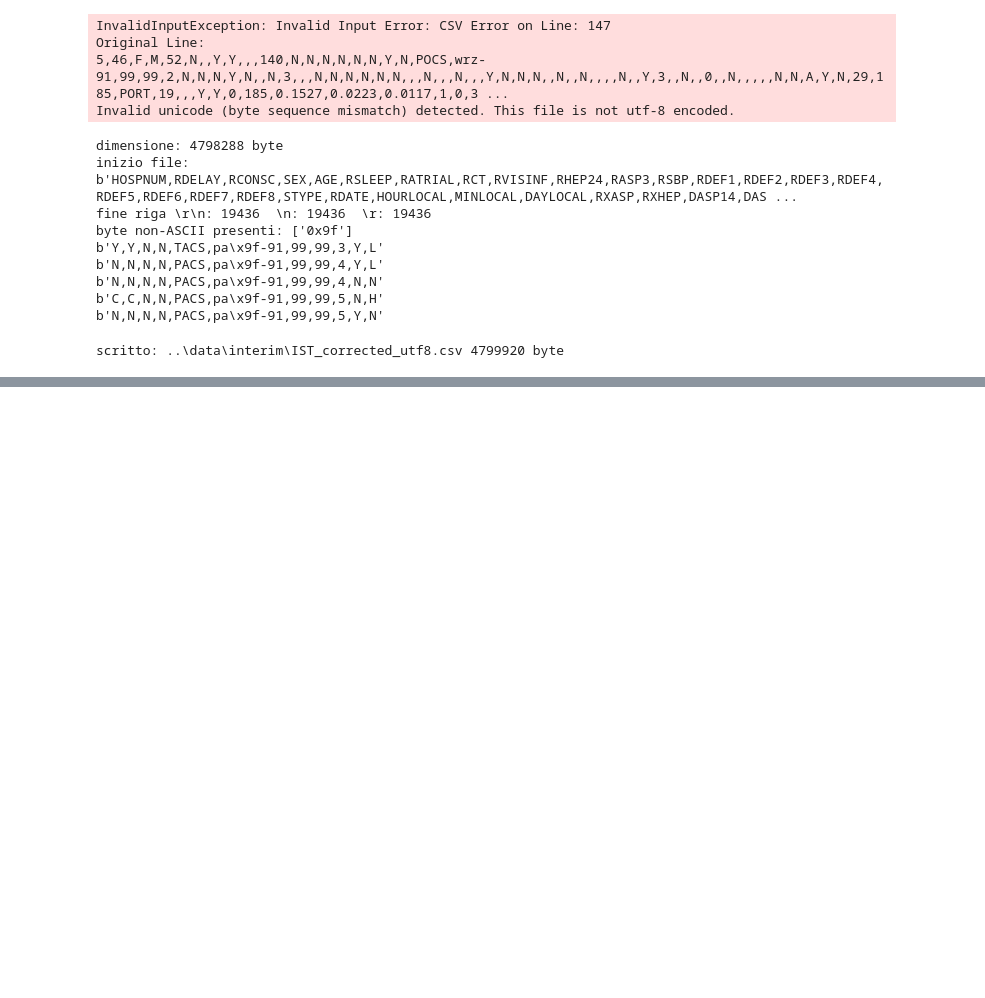
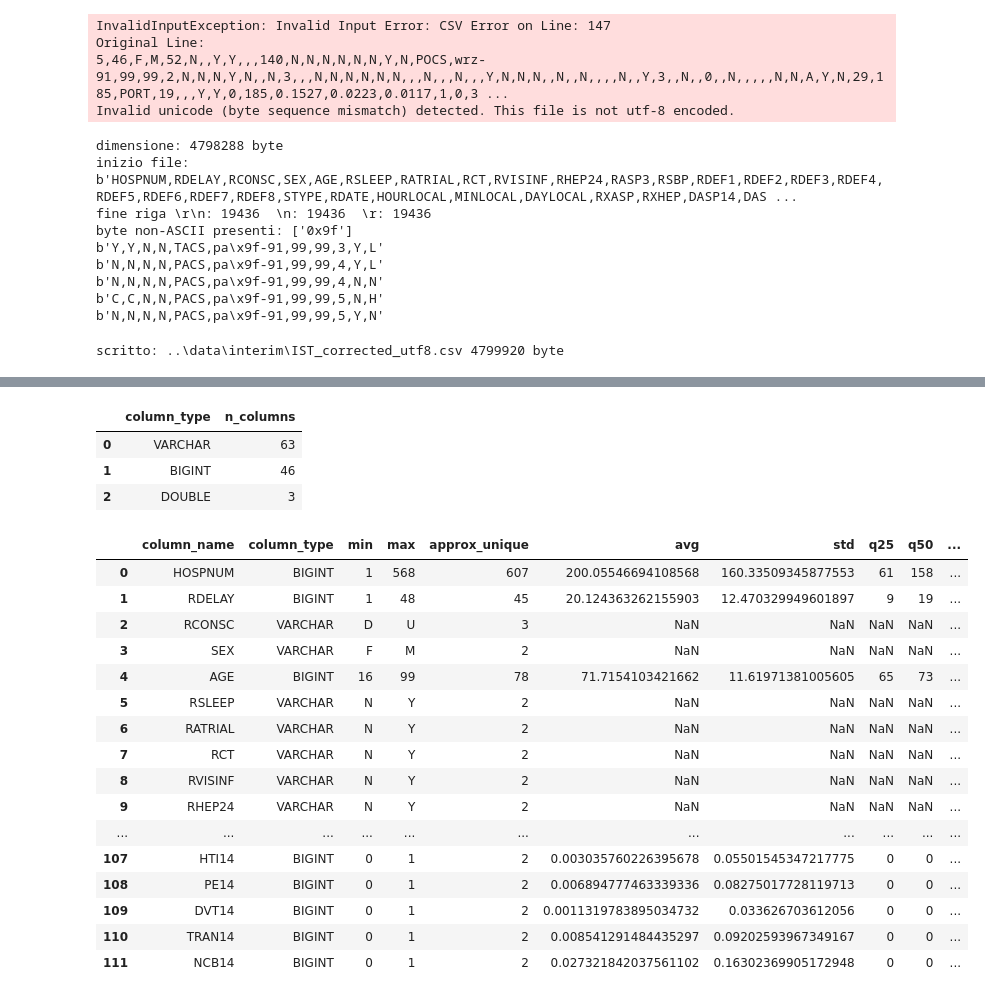
Before and after one commit to itsfedee/personalized-treatment-effects, a Jupyter notebook: notebooks/01_data_loading.ipynb, the cells around one changed output, grey strips where cells are left out. Cells and saved outputs as stored; diff of their text form; code cells hidden in the pictures; blank space fills up the shorter version.

```diff
--- a/notebooks/01_data_loading.ipynb
+++ b/notebooks/01_data_loading.ipynb
@@ -77,0 +88,8 @@ con.sql("DESCRIBE ist").df()
+# %%
+con = duckdb.connect()
+con.sql(f"""
+    CREATE OR REPLACE VIEW ist AS
+    SELECT * FROM read_csv_auto('{UTF8_PATH.as_posix()}')
+""")
+print(con.sql("SELECT COUNT(*) AS n FROM ist").fetchone())
+con.sql("DESCRIBE ist").df()
@@ -77,0 +111,5 @@ con.sql("DESCRIBE ist").df()
+# %%
+import pandas as pd
+
+pd.set_option("display.max_rows", 200)
+con.sql("DESCRIBE ist").df()
@@ -77,0 +134,32 @@ con.sql("DESCRIBE ist").df()
+# %%
+con.sql("""
+    SELECT column_type, COUNT(*) AS n_columns
+    FROM (DESCRIBE ist)
+    GROUP BY column_type
+    ORDER BY n_columns DESC
+""").df()
+# %% [output]
+|  | column_type | n_columns |
+| 0 | VARCHAR | 63 |
+| 1 | BIGINT | 46 |
+| 2 | DOUBLE | 3 |
+# %%
+con.sql("SUMMARIZE ist").df()
+# %% [output]
+|  | column_name | column_type | min | max | approx_unique | avg | std | q25 | q50 | ... |
+| 0 | HOSPNUM | BIGINT | 1 | 568 | 607 | 200.05546694108568 | 160.33509345877553 | 61 | 158 | ... |
+| 1 | RDELAY | BIGINT | 1 | 48 | 45 | 20.124363262155903 | 12.470329949601897 | 9 | 19 | ... |
+| 2 | RCONSC | VARCHAR | D | U | 3 | NaN | NaN | NaN | NaN | ... |
+| 3 | SEX | VARCHAR | F | M | 2 | NaN | NaN | NaN | NaN | ... |
+| 4 | AGE | BIGINT | 16 | 99 | 78 | 71.7154103421662 | 11.61971381005605 | 65 | 73 | ... |
+| 5 | RSLEEP | VARCHAR | N | Y | 2 | NaN | NaN | NaN | NaN | ... |
+| 6 | RATRIAL | VARCHAR | N | Y | 2 | NaN | NaN | NaN | NaN | ... |
+| 7 | RCT | VARCHAR | N | Y | 2 | NaN | NaN | NaN | NaN | ... |
+| 8 | RVISINF | VARCHAR | N | Y | 2 | NaN | NaN | NaN | NaN | ... |
+| 9 | RHEP24 | VARCHAR | N | Y | 2 | NaN | NaN | NaN | NaN | ... |
+| ... | ... | ... | ... | ... | ... | ... | ... | ... | ... | ... |
+| 107 | HTI14 | BIGINT | 0 | 1 | 2 | 0.003035760226395678 | 0.05501545347217775 | 0 | 0 | ... |
+| 108 | PE14 | BIGINT | 0 | 1 | 2 | 0.006894777463339336 | 0.08275017728119713 | 0 | 0 | ... |
+| 109 | DVT14 | BIGINT | 0 | 1 | 2 | 0.0011319783895034732 | 0.033626703612056 | 0 | 0 | ... |
+| 110 | TRAN14 | BIGINT | 0 | 1 | 2 | 0.008541291484435297 | 0.09202593967349167 | 0 | 0 | ... |
+| 111 | NCB14 | BIGINT | 0 | 1 | 2 | 0.027321842037561102 | 0.16302369905172948 | 0 | 0 | ... |
```
Also changed, not shown: parts of 9 cells of this notebook.
